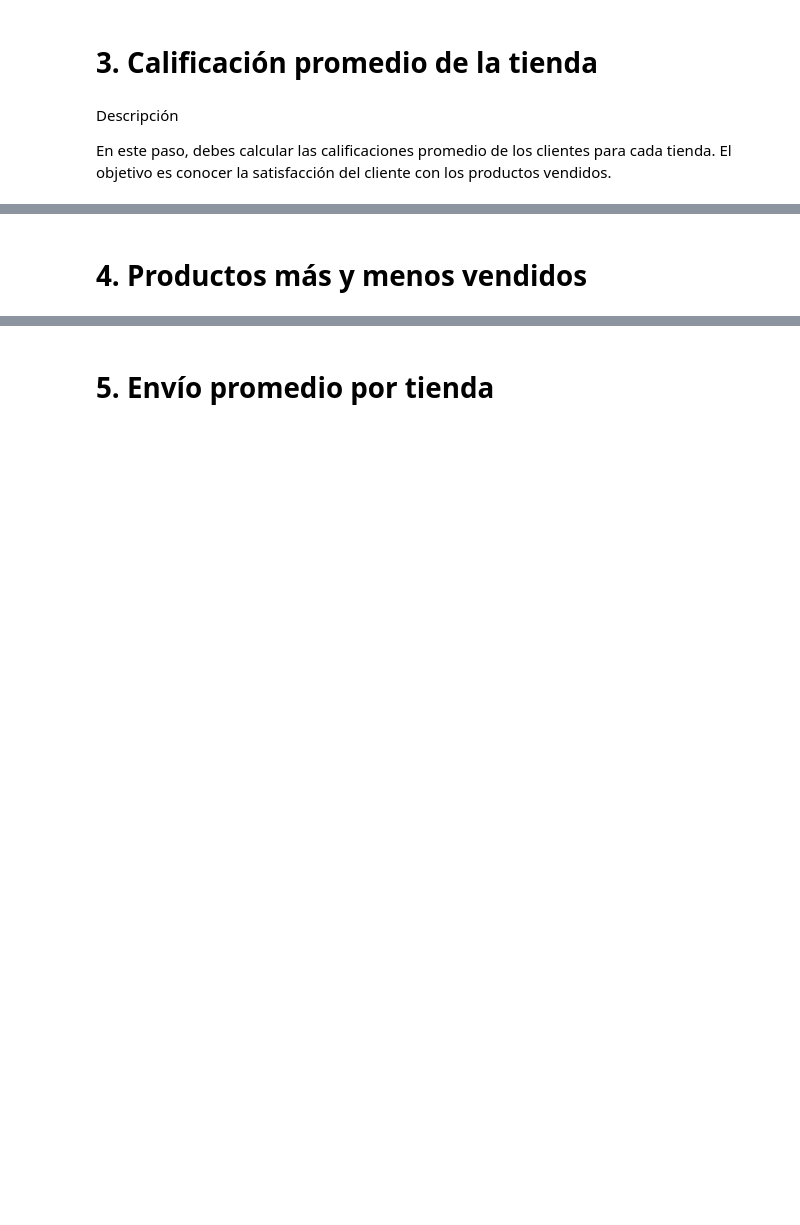
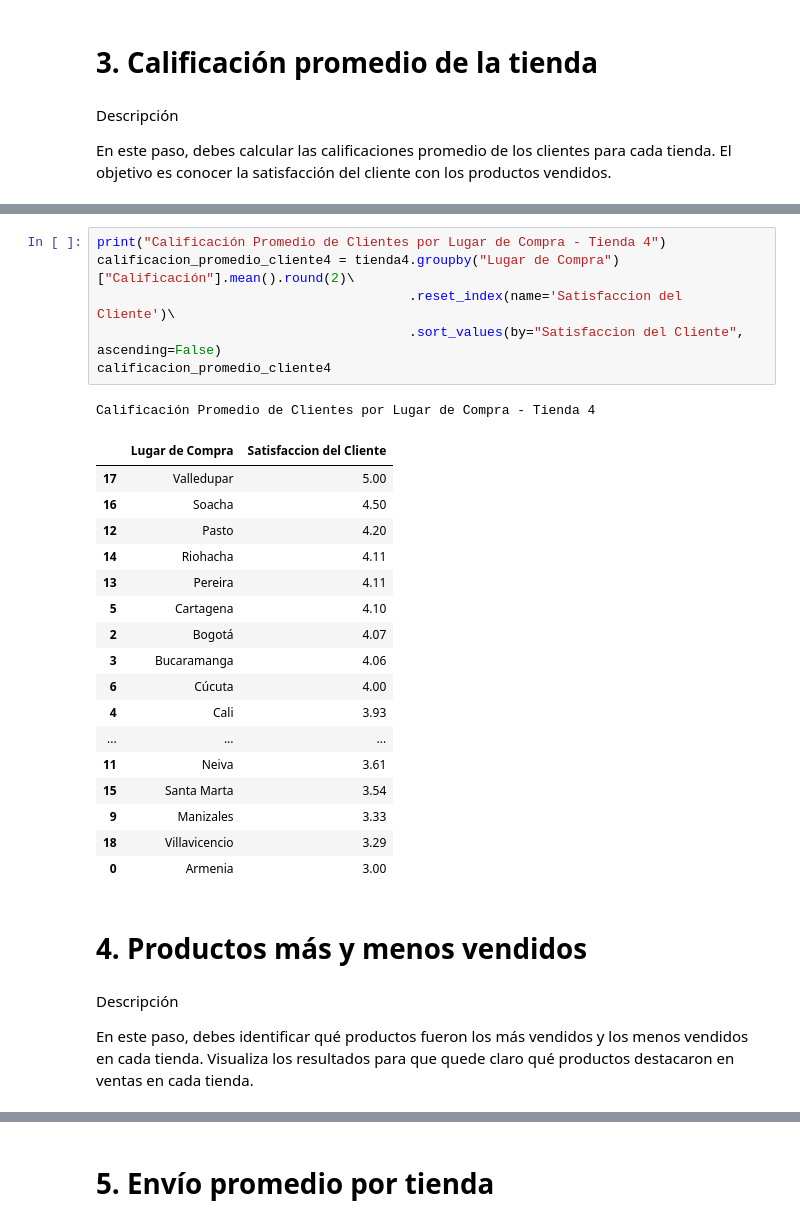
Before and after one commit to LejImkoaj/challenge1-data-science-alura-store-latam, a Jupyter notebook: AluraStoreLatam.ipynb, the cells around one changed output, grey strips where cells are left out. Drawn from its saved outputs; the diff is of its cells as text; blank space fills up the shorter version.

```diff
--- a/AluraStoreLatam.ipynb
+++ b/AluraStoreLatam.ipynb
@@ -162,2 +227,31 @@ calificacion_promedio_cliente.head()
+# %%
+print("Calificación Promedio de Clientes por Lugar de Compra - Tienda 4")
+calificacion_promedio_cliente4 = tienda4.groupby("Lugar de Compra")["Calificación"].mean().round(2)\
+                                        .reset_index(name='Satisfaccion del Cliente')\
+                                        .sort_values(by="Satisfaccion del Cliente", ascending=False)
+calificacion_promedio_cliente4
+# %% [output]
+Calificación Promedio de Clientes por Lugar de Compra - Tienda 4
+|  | Lugar de Compra | Satisfaccion del Cliente |
+| 17 | Valledupar | 5.00 |
+| 16 | Soacha | 4.50 |
+| 12 | Pasto | 4.20 |
+| 14 | Riohacha | 4.11 |
+| 13 | Pereira | 4.11 |
+| 5 | Cartagena | 4.10 |
+| 2 | Bogotá | 4.07 |
+| 3 | Bucaramanga | 4.06 |
+| 6 | Cúcuta | 4.00 |
+| 4 | Cali | 3.93 |
+| ... | ... | ... |
+| 11 | Neiva | 3.61 |
+| 15 | Santa Marta | 3.54 |
+| 9 | Manizales | 3.33 |
+| 18 | Villavicencio | 3.29 |
+| 0 | Armenia | 3.00 |
 # %% [markdown]
 # 4. Productos más y menos vendidos
+# %% [markdown]
+Descripción
+
+En este paso, debes identificar qué productos fueron los más vendidos y los menos vendidos en cada tienda. Visualiza los resultados para que quede claro qué productos destacaron en ventas en cada tienda.
```
Also changed, not shown: parts of 8 cells of this notebook.
